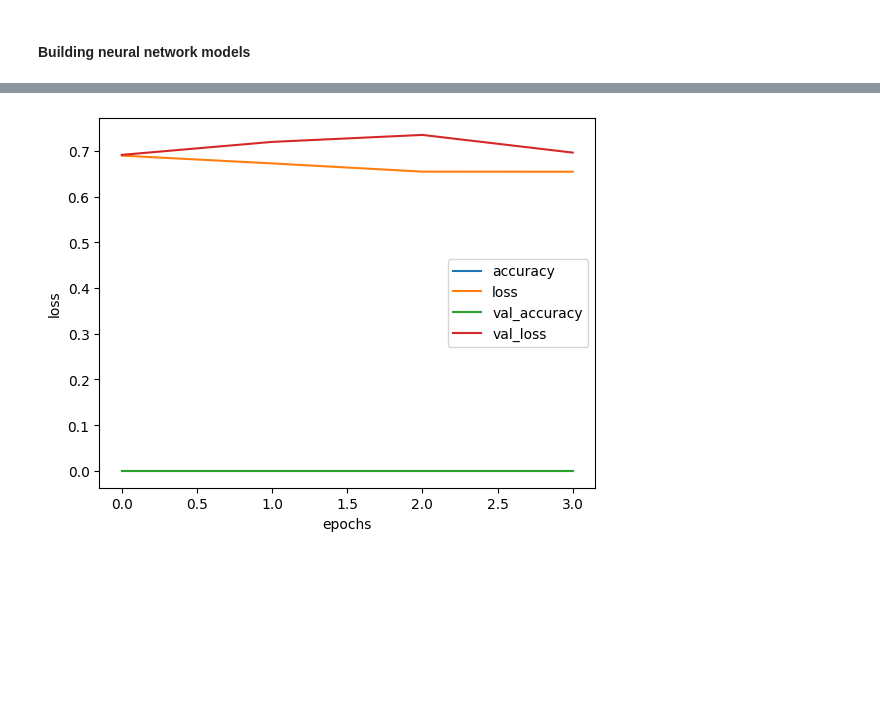
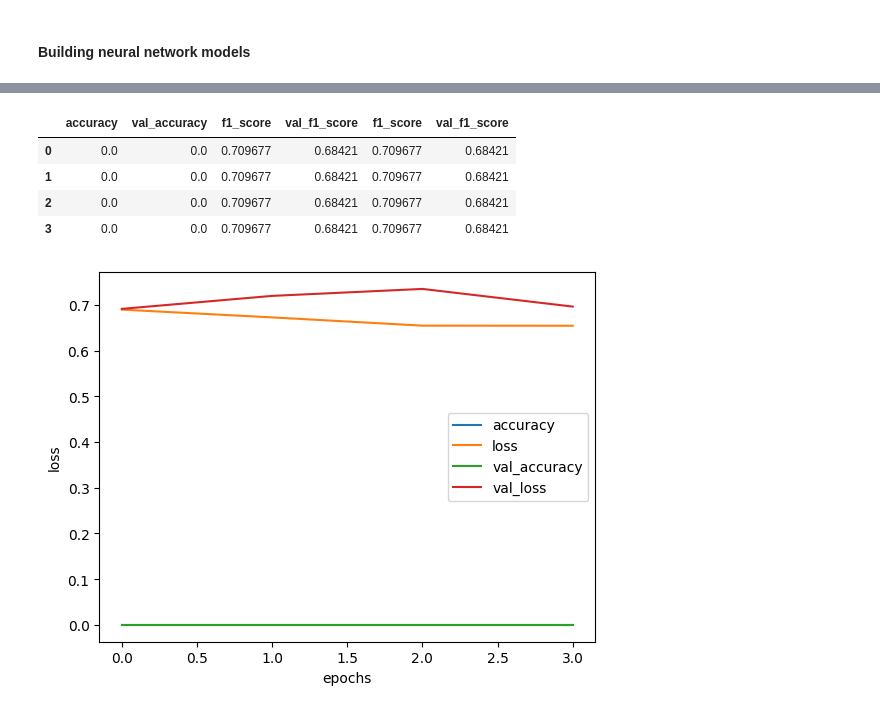
Before and after one commit to Yosef-ft/FraudDetection, a Jupyter notebook: notebooks/Model_training.ipynb, the cells around one changed output, grey strips where cells are left out. Drawn from its saved outputs; the diff is of its cells as text; code cells hidden in the pictures; blank space fills up the shorter version.

```diff
--- a/notebooks/Model_training.ipynb
+++ b/notebooks/Model_training.ipynb
@@ -184,3 +250,12 @@ WARNING:absl:You are saving your model as an HDF5 file via `model.save()` or `ke
+# %%
+pd.DataFrame(history1.history)[['accuracy', 'val_accuracy', 'f1_score', 'val_f1_score', 'f1_score',
+                                'val_f1_score',]]
+# %% [output]
+|  | accuracy | val_accuracy | f1_score | val_f1_score | f1_score | val_f1_score |
+| 0 | 0.0 | 0.0 | 0.709677 | 0.68421 | 0.709677 | 0.68421 |
+| 1 | 0.0 | 0.0 | 0.709677 | 0.68421 | 0.709677 | 0.68421 |
+| 2 | 0.0 | 0.0 | 0.709677 | 0.68421 | 0.709677 | 0.68421 |
+| 3 | 0.0 | 0.0 | 0.709677 | 0.68421 | 0.709677 | 0.68421 |
 # %%
 pd.DataFrame(history1.history).plot()
 plt.ylabel("loss")
```
Also changed, not shown: parts of 12 cells of this notebook.
